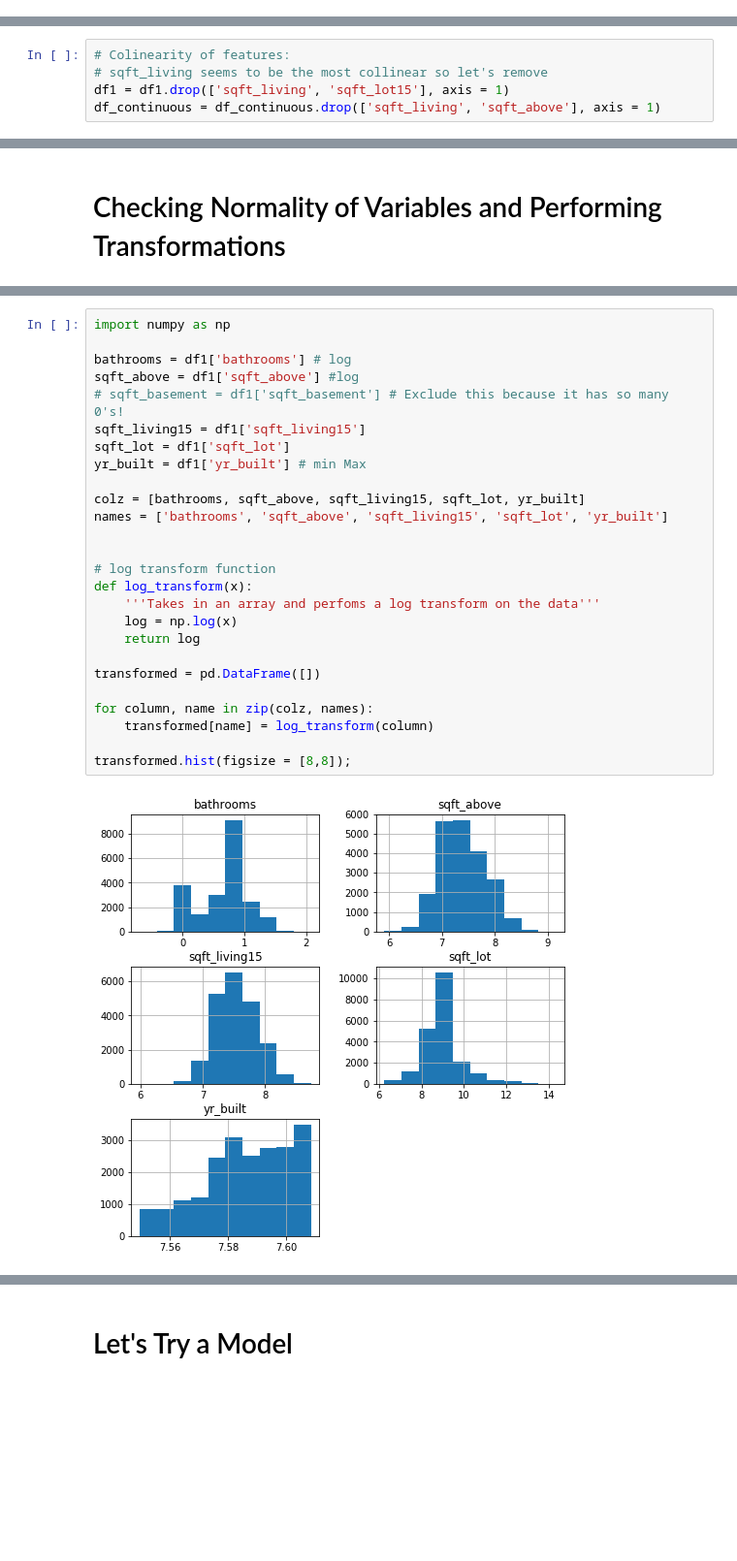
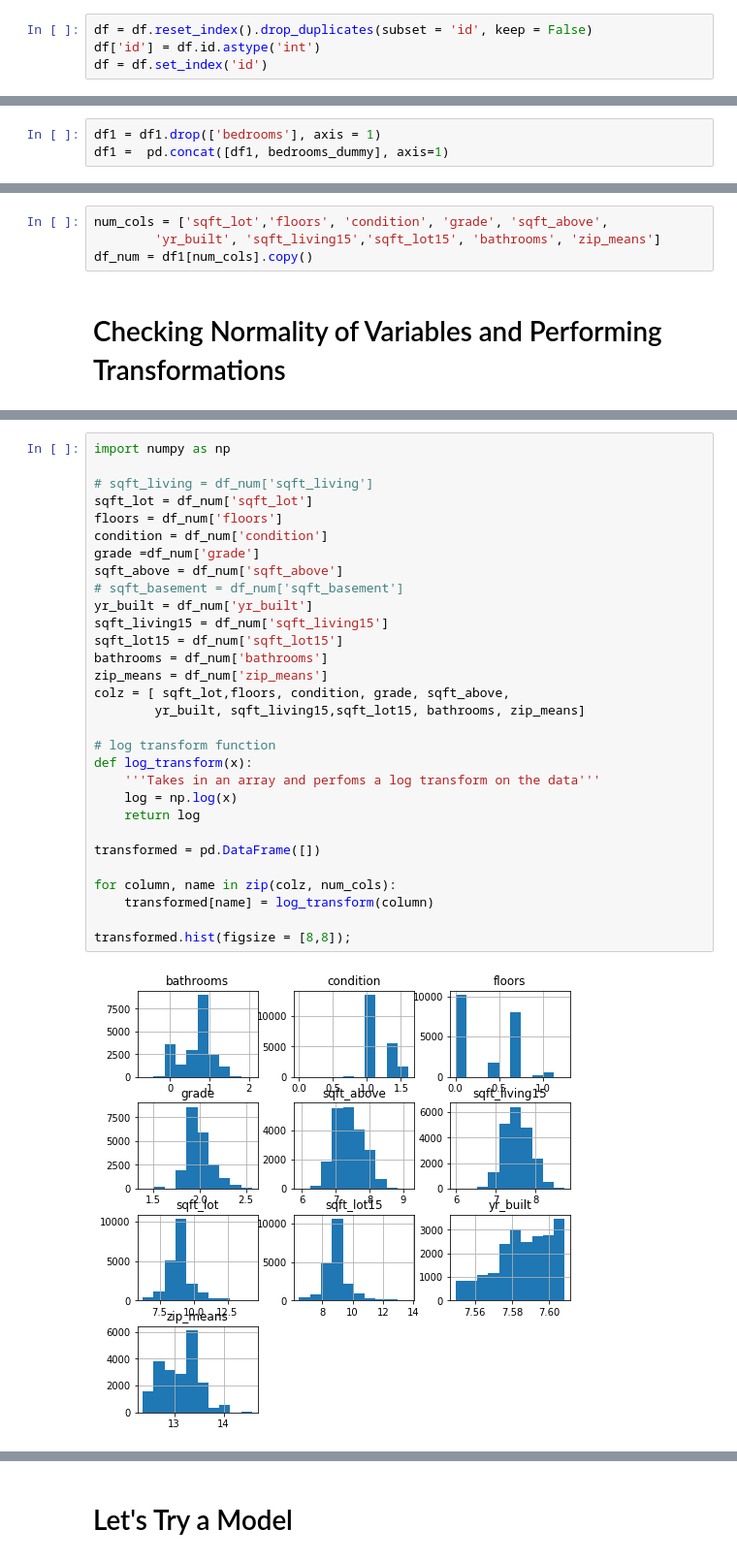
Before and after one commit to luicyfruit/dsc-1-final-project-online-ds-pt-021119, a Jupyter notebook: student.ipynb, the cells around one changed output, grey strips where cells are left out. Shown at 97% size. Saved outputs shown, nothing was run; the diff lists cells and outputs as text; blank space fills up the shorter version.

```diff
--- a/student.ipynb
+++ b/student.ipynb
@@ -429,0 +326,4 @@ AttributeError: 'DataFrame' object has no attribute 'condition'
+# %%
+df = df.reset_index().drop_duplicates(subset = 'id', keep = False)
+df['id'] = df.id.astype('int')
+df = df.set_index('id')
@@ -430,3 +434,6 @@ AttributeError: 'DataFrame' object has no attribute 'condition'
+# %%
+df1 = df1.drop(['bedrooms'], axis = 1)
+df1 =  pd.concat([df1, bedrooms_dummy], axis=1)
 # %%
 df1.columns
 # %% [output]
@@ -475,6 +451 @@ sns.heatmap(df_continuous.corr(), center=0);
-# %%
-# Colinearity of features:
-# sqft_living seems to be the most collinear so let's remove
-df1 = df1.drop(['sqft_living', 'sqft_lot15'], axis = 1)
-df_continuous = df_continuous.drop(['sqft_living', 'sqft_above'], axis = 1)
 # %%
@@ -492,2 +466,6 @@ Index(['id', 'date', 'price', 'bathrooms', 'sqft_lot', 'waterfront', 'view',
+# %%
+num_cols = ['sqft_lot','floors', 'condition', 'grade', 'sqft_above',
+        'yr_built', 'sqft_living15','sqft_lot15', 'bathrooms', 'zip_means']
+df_num = df1[num_cols].copy()
 # %% [markdown]
 # Checking Normality of Variables and Performing Transformations
@@ -498,31 +478,35 @@ df_continuous.hist(figsize = [8,8]);
 # %%
 import numpy as np
 
-bathrooms = df1['bathrooms'] # log
-sqft_above = df1['sqft_above'] #log
-# sqft_basement = df1['sqft_basement'] # Exclude this because it has so many 0's!
-sqft_living15 = df1['sqft_living15']
-sqft_lot = df1['sqft_lot']
-yr_built = df1['yr_built'] # min Max
-
-colz = [bathrooms, sqft_above, sqft_living15, sqft_lot, yr_built]
-names = ['bathrooms', 'sqft_above', 'sqft_living15', 'sqft_lot', 'yr_built']
-
+# sqft_living = df_num['sqft_living']
+sqft_lot = df_num['sqft_lot']
+floors = df_num['floors']
+condition = df_num['condition']
+grade =df_num['grade']
+sqft_above = df_num['sqft_above']
+# sqft_basement = df_num['sqft_basement']
+yr_built = df_num['yr_built']
+sqft_living15 = df_num['sqft_living15']
+sqft_lot15 = df_num['sqft_lot15']
+bathrooms = df_num['bathrooms']
+zip_means = df_num['zip_means']
+colz = [ sqft_lot,floors, condition, grade, sqft_above,
+        yr_built, sqft_living15,sqft_lot15, bathrooms, zip_means]
 
 # log transform function
 def log_transform(x):
     '''Takes in an array and perfoms a log transform on the data'''
     log = np.log(x)
     return log
 
 transformed = pd.DataFrame([])
 
-for column, name in zip(colz, names):
+for column, name in zip(colz, num_cols):
     transformed[name] = log_transform(column)
 
 transformed.hist(figsize = [8,8]);
 # %% [output]
-[figure, old version]
+[figure, new version]
 # %%
 # Further transform variables
 # restore log values
```
Also changed, not shown: parts of 124 cells of this notebook.
